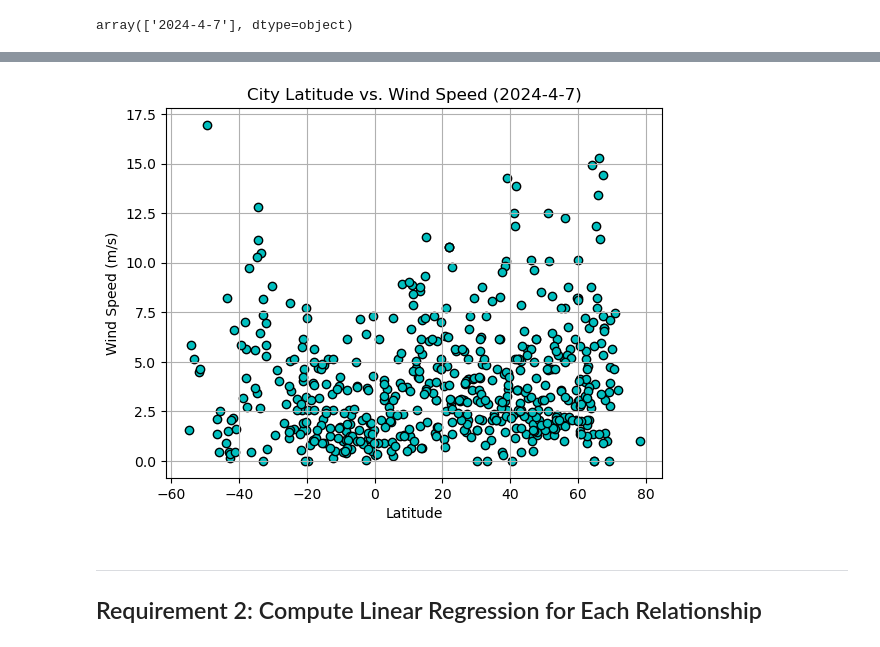
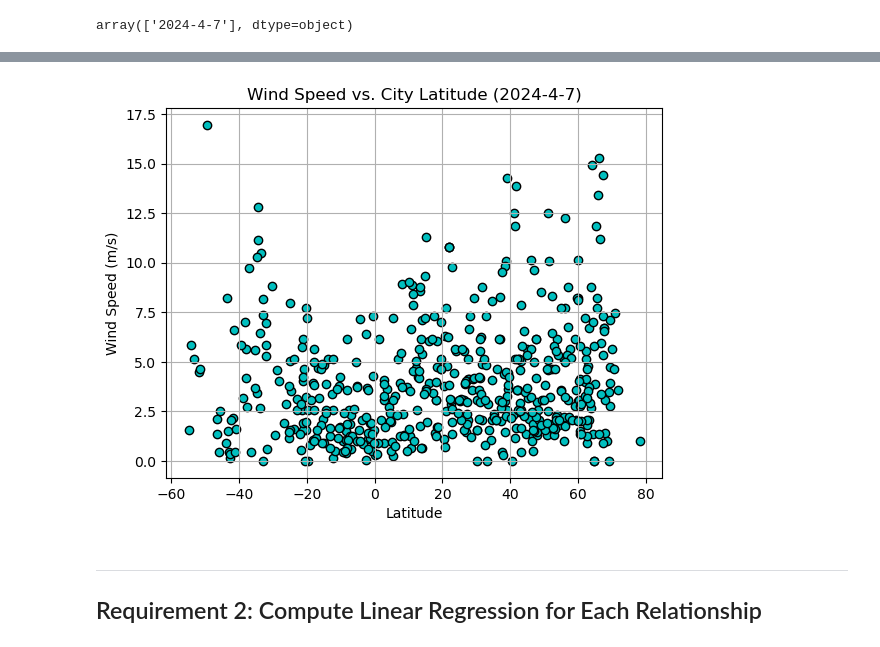
Before and after one commit to danielmolina81/python-api-challenge, a Jupyter notebook: WeatherPy/WeatherPy.ipynb, the cells around one changed output, grey strips where cells are left out. Saved outputs shown, nothing was run; the diff lists cells and outputs as text; code cells hidden in the pictures.

```diff
--- a/WeatherPy/WeatherPy.ipynb
+++ b/WeatherPy/WeatherPy.ipynb
@@ -261,22 +261,22 @@ plt.show()
 # %%
 # Build the scatter plots for latitude vs. wind speed
 x_values = city_data_df['Lat']
 y_values = city_data_df['Wind Speed']
 plt.scatter(x_values,y_values,color="c",edgecolors="black")
 
 # Incorporate the other graph properties
-plt.title(f"City Latitude vs. Wind Speed ({date[0]})")
+plt.title(f"Wind Speed vs. City Latitude ({date[0]})")
 plt.xlabel("Latitude")
 plt.ylabel("Wind Speed (m/s)")
 plt.grid()
 
 # Save the figure
 plt.savefig("output_data/Fig4.png")
 
 # Show plot
 plt.show()
 # %% [output]
-[figure, old version]
+[figure, new version]
 # %% [markdown]
 ---
 
```
Also changed, not shown: parts of 18 cells of this notebook, 13 other files.
